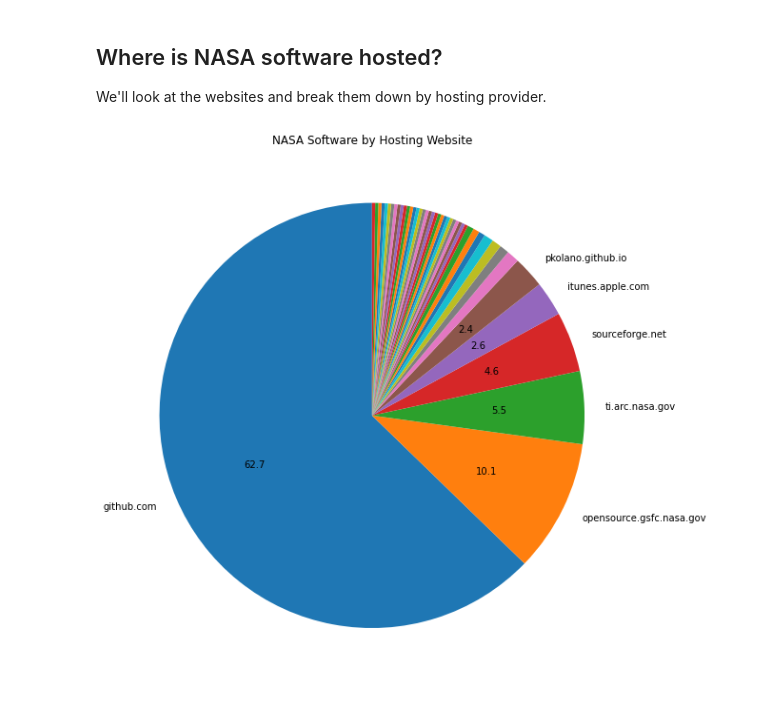
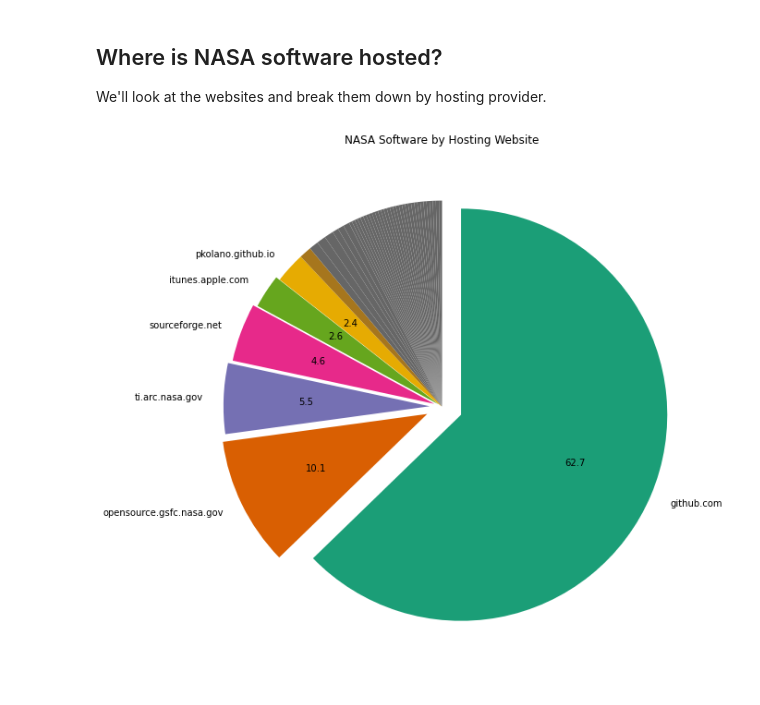
Before and after one commit to JosephTLucas/blog, a Jupyter notebook: content/NASA.ipynb, the cells around one changed output. Cells and saved outputs as stored; diff of their text form; code cells hidden in the pictures.

Commit message:
add groupby patent graph and explode software source pie

```diff
--- a/content/NASA.ipynb
+++ b/content/NASA.ipynb
@@ -151,13 +183,21 @@ def significant_autopct(pct):
     return ("%1.1f" % pct) if pct > 1 else ""
 # %%
 fig, ax = plt.subplots(figsize=(10, 20))
+cmap = plt.get_cmap("Dark2")
+colors = cmap(np.array(range(len(names))))
+v = np.zeros(len(values))
+for i in range(5):
+    v[i] = 0.1 - i * 0.02
 plt.pie(
     values,
     labels=significant_labels(names, values),
     autopct=significant_autopct,
     startangle=90,
+    counterclock=False,
+    colors=colors,
+    explode=v,
 )
 plt.title("NASA Software by Hosting Website")
 plt.show()
 # %% [output]
-[figure, old version]
+[figure, new version]
```
Also changed, not shown: parts of 7 cells of this notebook.
